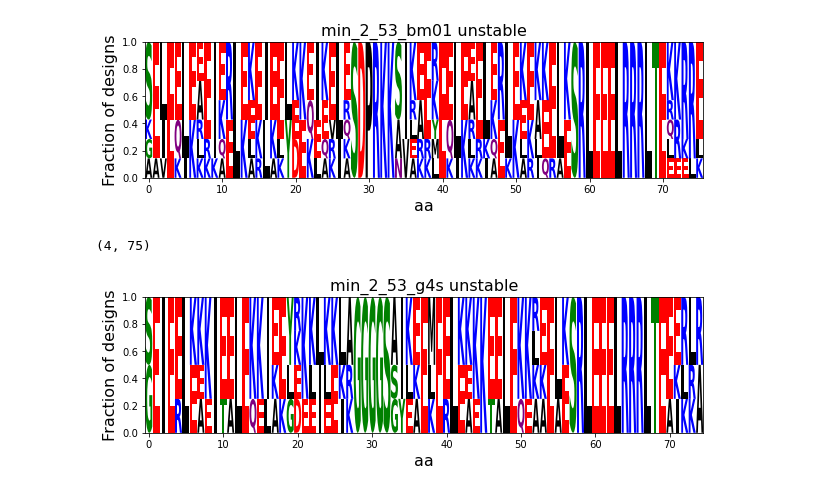
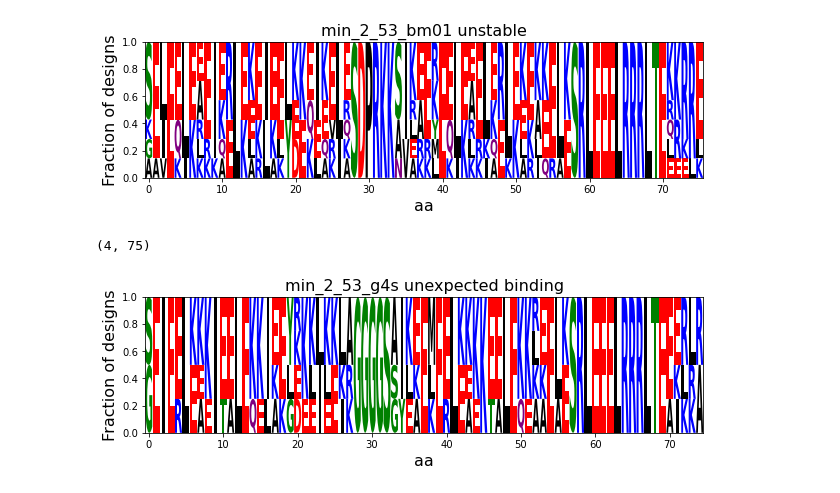
Before and after one commit to scrilly23/switch_seq, a Jupyter notebook: plotting/plot_seq_logo.ipynb, the cells around one changed output. Drawn from its saved outputs; the diff is of its cells as text; code cells hidden in the pictures.

```diff
--- a/plotting/plot_seq_logo.ipynb
+++ b/plotting/plot_seq_logo.ipynb
@@ -93,32 +93,32 @@ logo.ax.set_xlabel('aa', fontsize=16)
 #also plot two populations of binding behavior for min_2_53_g4s
 #have enough in these two populations to potentailly make a meanigful comparsion
 min_type = 'min_2_53_g4s'
 binding_bin = 'expected binding'
 
 filtered_df = df[df['min_type'].str.contains(min_type, na=False)]
 filtered_df = filtered_df[~filtered_df['Kds_norm_to_expected_binned_rep2'].str.contains(binding_bin, na=False)]
 # min0_52_bm01_expected_binding_df  = min0_52_bm01_expected_binding_df[(min0_52_bm01_expected_binding_df['Kds_norm_to_expected_binned_rep1'] == binding_bin) &
 #                                 (min0_52_bm01_expected_binding_df['Kds_norm_to_expected_binned_rep2'] == binding_bin) &
 #                                  (min0_52_bm01_expected_binding_df['errs_rep1'] > 0.7) &
 #                                  (min0_52_bm01_expected_binding_df['errs_rep2'] > 0.7)]
 
 print(filtered_df.shape)
 
 seq_list_for_logo = filtered_df['full_protein_sequence'].tolist()
 
 seq_logo_mat = lg.alignment_to_matrix(seq_list_for_logo, counts=None,
 to_type='counts', characters_to_ignore='X')
 
 seq_logo_mat_norm = seq_logo_mat.div(len(seq_list_for_logo))
 
 logo = lg.Logo(seq_logo_mat_norm, color_scheme='chemistry')
 logo.ax.set_xticks(range(0, 80, 10))
-logo.ax.set_title(f'{min_type} {stability}', fontsize=16)
+logo.ax.set_title(f'{min_type} unexpected binding', fontsize=16)
 logo.ax.set_ylabel('Fraction of designs', fontsize=16)
 logo.ax.set_xlabel('aa', fontsize=16)
 
 #logo_fig = logo.get_figure()
 plt.savefig(f'{outdir}/{exp_id}_{min_type}_unexpected_binding.pdf')
 # %% [output]
 (4, 75)
-[figure, old version]
+[figure, new version]
```
Also changed, not shown: 1 other file.
